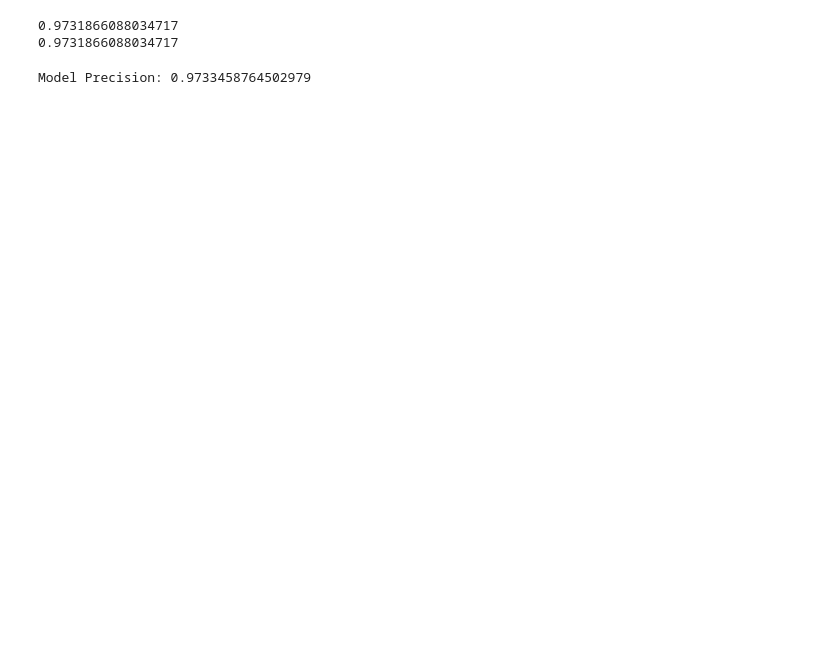
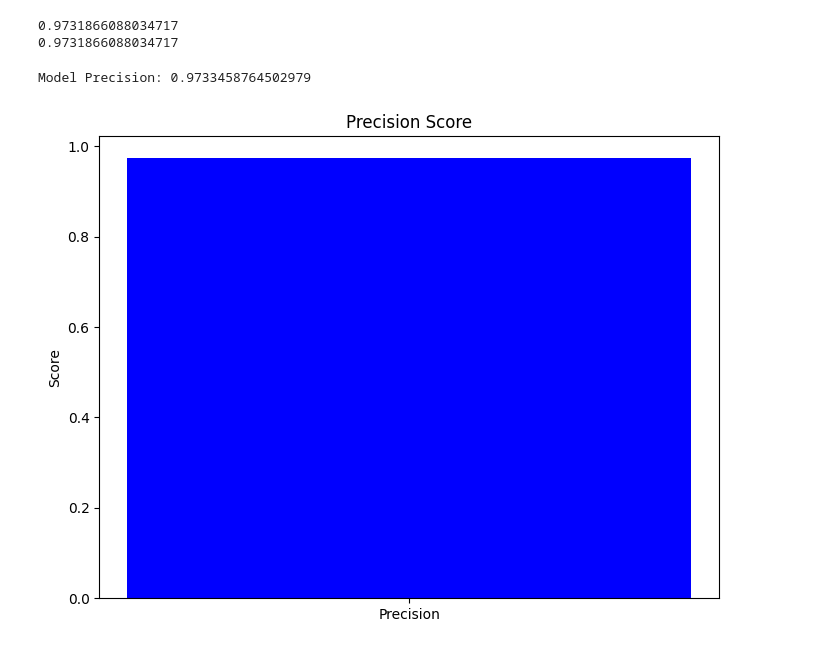
Before and after one commit to MichelleIhetu/ML_Learning_Track, a Jupyter notebook: Project Learning/Final_Project.ipynb, the cells around one changed output. Cells and saved outputs as stored; diff of their text form; code cells hidden in the pictures; blank space fills up the shorter version.

```diff
--- a/Project Learning/Final_Project.ipynb
+++ b/Project Learning/Final_Project.ipynb
@@ -405,15 +511,28 @@ print(accuracy_score(y_test, y_pred))
 # %%
 #Precision
 from sklearn.metrics import precision_score
+from sklearn.linear_model import LogisticRegression
+import matplotlib.pyplot as plt
 
 model = LogisticRegression()
 model.fit(x_train, y_train)
 y_pred_model = model.predict(x_test)
 
 precision_model = precision_score(y_test, y_pred_model)
 print(f"Model Precision: {precision_model}")
+
+# Corrected plotting for precision score
+labels = ['Precision']
+counts = [precision_model] # Only include the scalar precision score
+
+plt.figure(figsize=(8, 6))
+plt.bar(labels, counts, color=['blue']) # Use a single color since there's one bar
+plt.ylabel('Score')
+plt.title('Precision Score')
+plt.show()
 # %% [output]
 Model Precision: 0.9733458764502979
+[figure, added]
 # %%
 # Repeatability
 
```
Also changed, not shown: parts of 7 cells of this notebook.
